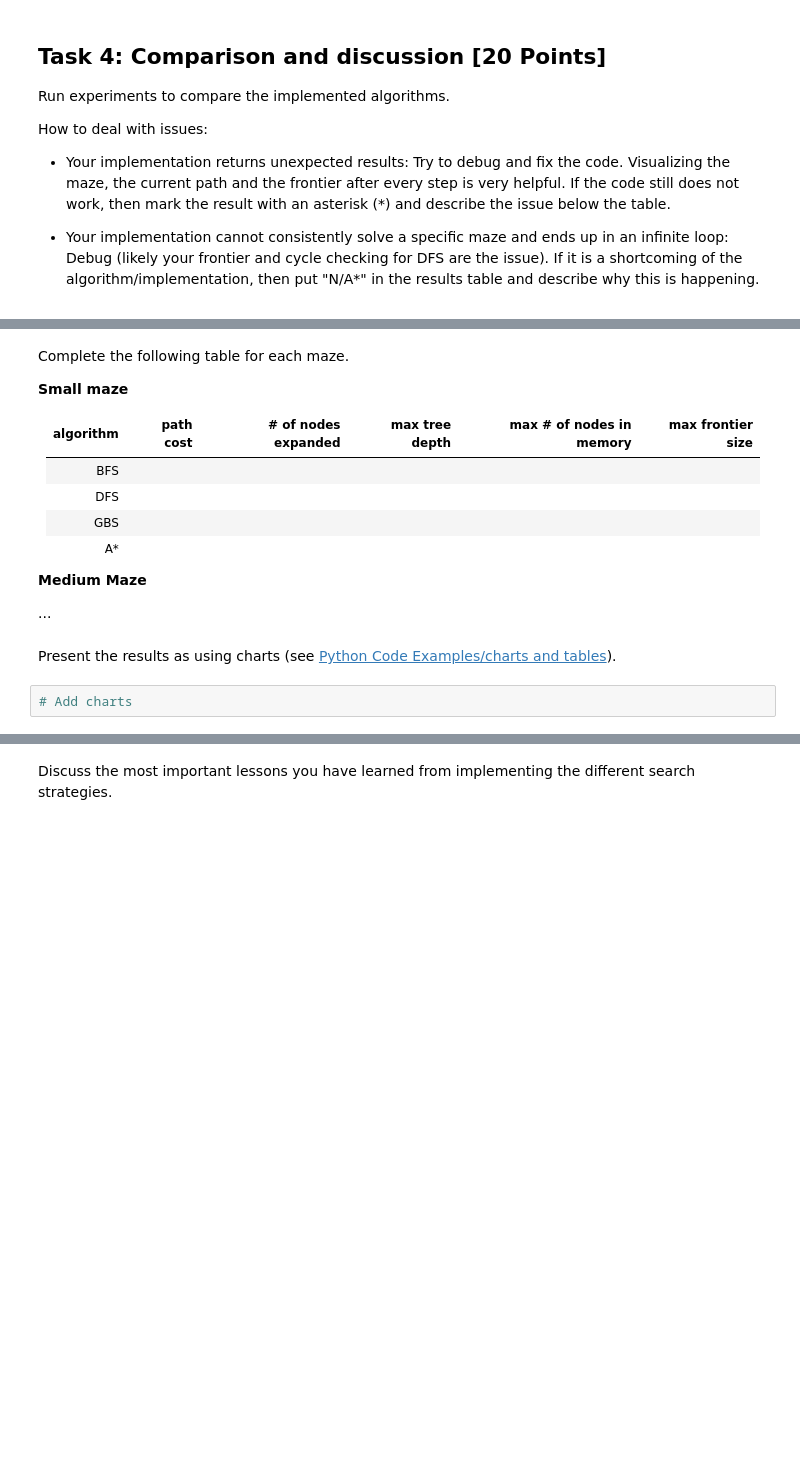
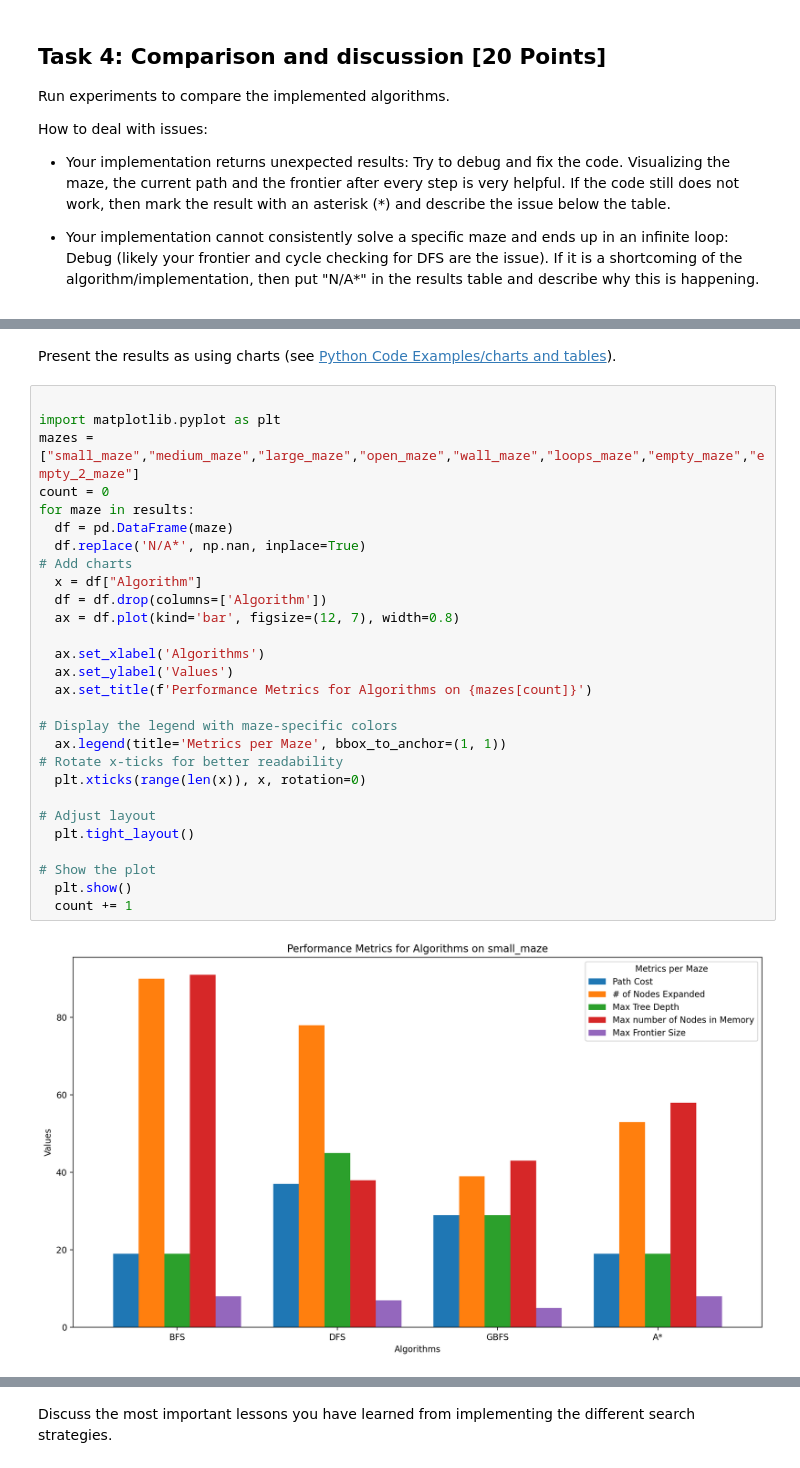
Before and after one commit to JamocaVisions/CodeCursor, a Jupyter notebook: Search/Maze.ipynb, the cells around one changed output, grey strips where cells are left out. Saved outputs shown, nothing was run; the diff lists cells and outputs as text; blank space fills up the shorter version.

```diff
--- a/Search/Maze.ipynb
+++ b/Search/Maze.ipynb
@@ -570,19 +577,32 @@ A*: empty_2_maze                               43                 24
-# %% [markdown]
-Complete the following table for each maze.
-
-__Small maze__
-
-| algorithm | path cost | # of nodes expanded | max tree depth | max # of nodes in memory | max frontier size |
-|-----------|-----------|----------------|----------------|---------------|-------------------|
-| BFS       |           |                |                |               |                   |
-| DFS       |           |                |                |               |                   |
-| GBS       |           |                |                |               |                   |
-| A*        |           |                |                |               |                   |
-
-__Medium Maze__
-
-...
 # %% [markdown]
 Present the results as using charts (see [Python Code Examples/charts and tables](../HOWTOs/charts_and_tables.ipynb)).
-# %%
-# Add charts
+# %%
+
+import matplotlib.pyplot as plt
+mazes = ["small_maze","medium_maze","large_maze","open_maze","wall_maze","loops_maze","empty_maze","empty_2_maze"]
+count = 0
+for maze in results:
+  df = pd.DataFrame(maze)
+  df.replace('N/A*', np.nan, inplace=True)
+# Add charts
+  x = df["Algorithm"]
+  df = df.drop(columns=['Algorithm'])
+  ax = df.plot(kind='bar', figsize=(12, 7), width=0.8)
+
+  ax.set_xlabel('Algorithms')
+  ax.set_ylabel('Values')
+  ax.set_title(f'Performance Metrics for Algorithms on {mazes[count]}')
+
+# Display the legend with maze-specific colors
+  ax.legend(title='Metrics per Maze', bbox_to_anchor=(1, 1))
+# Rotate x-ticks for better readability
+  plt.xticks(range(len(x)), x, rotation=0)
+
+# Adjust layout
+  plt.tight_layout()
+
+# Show the plot
+  plt.show()
+  count += 1
+# %% [output]
+[figure, added]
```
Also changed, not shown: parts of 3 cells of this notebook.
